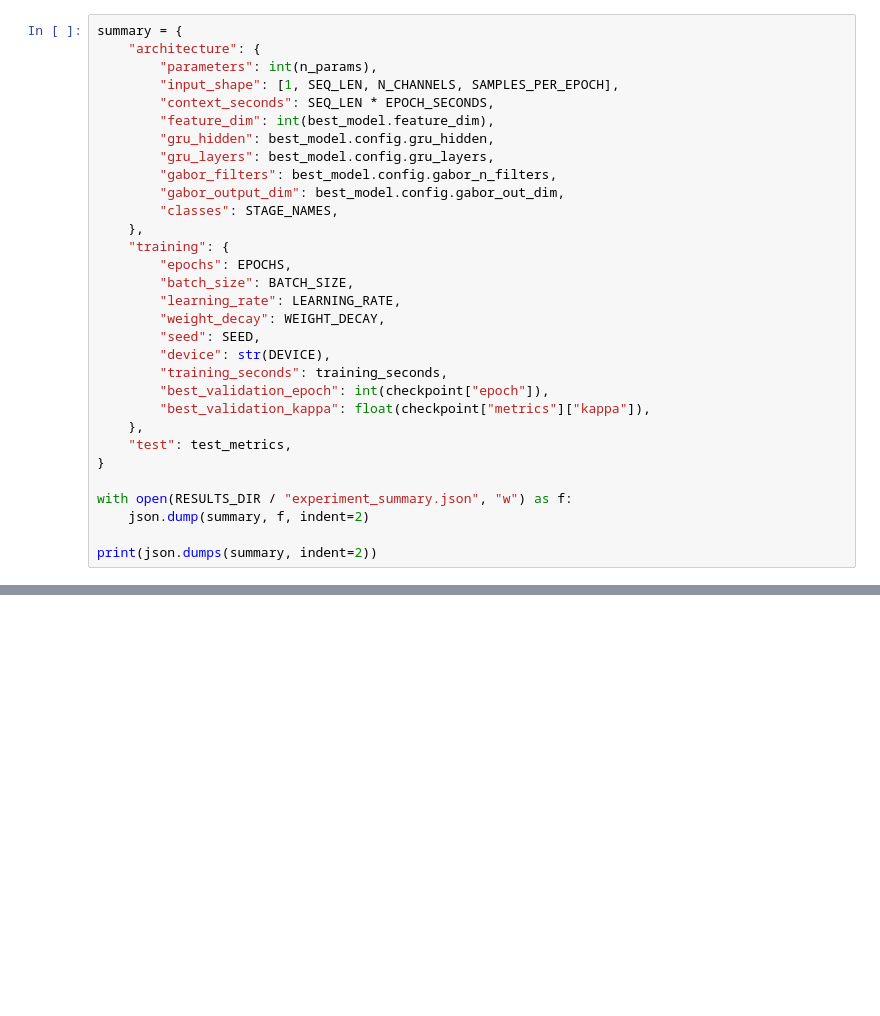
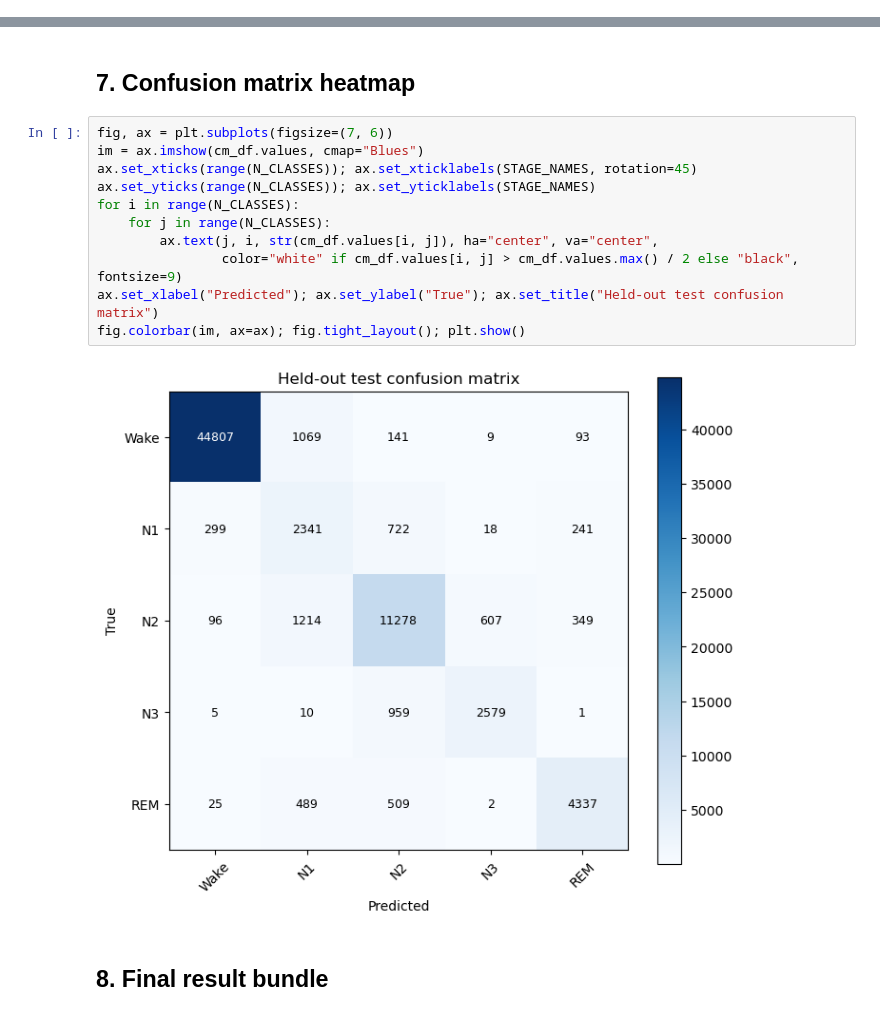
Before and after one commit to shamiquekhan/neuromorphic-sleep-staging-pipeline, a Jupyter notebook: notebooks/04_student_99k_complete_training.ipynb, the cells around one changed output, grey strips where cells are left out. Drawn from its saved outputs; the diff is of its cells as text; blank space fills up the shorter version.

```diff
--- a/notebooks/04_student_99k_complete_training.ipynb
+++ b/notebooks/04_student_99k_complete_training.ipynb
@@ -788,31 +0,0 @@ results/standalone_99k/
-# %%
-summary = {
-    "architecture": {
-        "parameters": int(n_params),
-        "input_shape": [1, SEQ_LEN, N_CHANNELS, SAMPLES_PER_EPOCH],
-        "context_seconds": SEQ_LEN * EPOCH_SECONDS,
-        "feature_dim": int(best_model.feature_dim),
-        "gru_hidden": best_model.config.gru_hidden,
-        "gru_layers": best_model.config.gru_layers,
-        "gabor_filters": best_model.config.gabor_n_filters,
-        "gabor_output_dim": best_model.config.gabor_out_dim,
-        "classes": STAGE_NAMES,
-    },
-    "training": {
-        "epochs": EPOCHS,
-        "batch_size": BATCH_SIZE,
-        "learning_rate": LEARNING_RATE,
-        "weight_decay": WEIGHT_DECAY,
-        "seed": SEED,
-        "device": str(DEVICE),
-        "training_seconds": training_seconds,
-        "best_validation_epoch": int(checkpoint["epoch"]),
-        "best_validation_kappa": float(checkpoint["metrics"]["kappa"]),
-    },
-    "test": test_metrics,
-}
-
-with open(RESULTS_DIR / "experiment_summary.json", "w") as f:
-    json.dump(summary, f, indent=2)
-
-print(json.dumps(summary, indent=2))
@@ -836,0 +912,17 @@ print(json.dumps(summary, indent=2))
+# %% [markdown]
+## 7. Confusion matrix heatmap
+# %%
+fig, ax = plt.subplots(figsize=(7, 6))
+im = ax.imshow(cm_df.values, cmap="Blues")
+ax.set_xticks(range(N_CLASSES)); ax.set_xticklabels(STAGE_NAMES, rotation=45)
+ax.set_yticks(range(N_CLASSES)); ax.set_yticklabels(STAGE_NAMES)
+for i in range(N_CLASSES):
+    for j in range(N_CLASSES):
+        ax.text(j, i, str(cm_df.values[i, j]), ha="center", va="center",
+                color="white" if cm_df.values[i, j] > cm_df.values.max() / 2 else "black", fontsize=9)
+ax.set_xlabel("Predicted"); ax.set_ylabel("True"); ax.set_title("Held-out test confusion matrix")
+fig.colorbar(im, ax=ax); fig.tight_layout(); plt.show()
+# %% [output]
+[figure, added]
+# %% [markdown]
+## 8. Final result bundle
```
Also changed, not shown: parts of 43 cells of this notebook, 38 other files.
